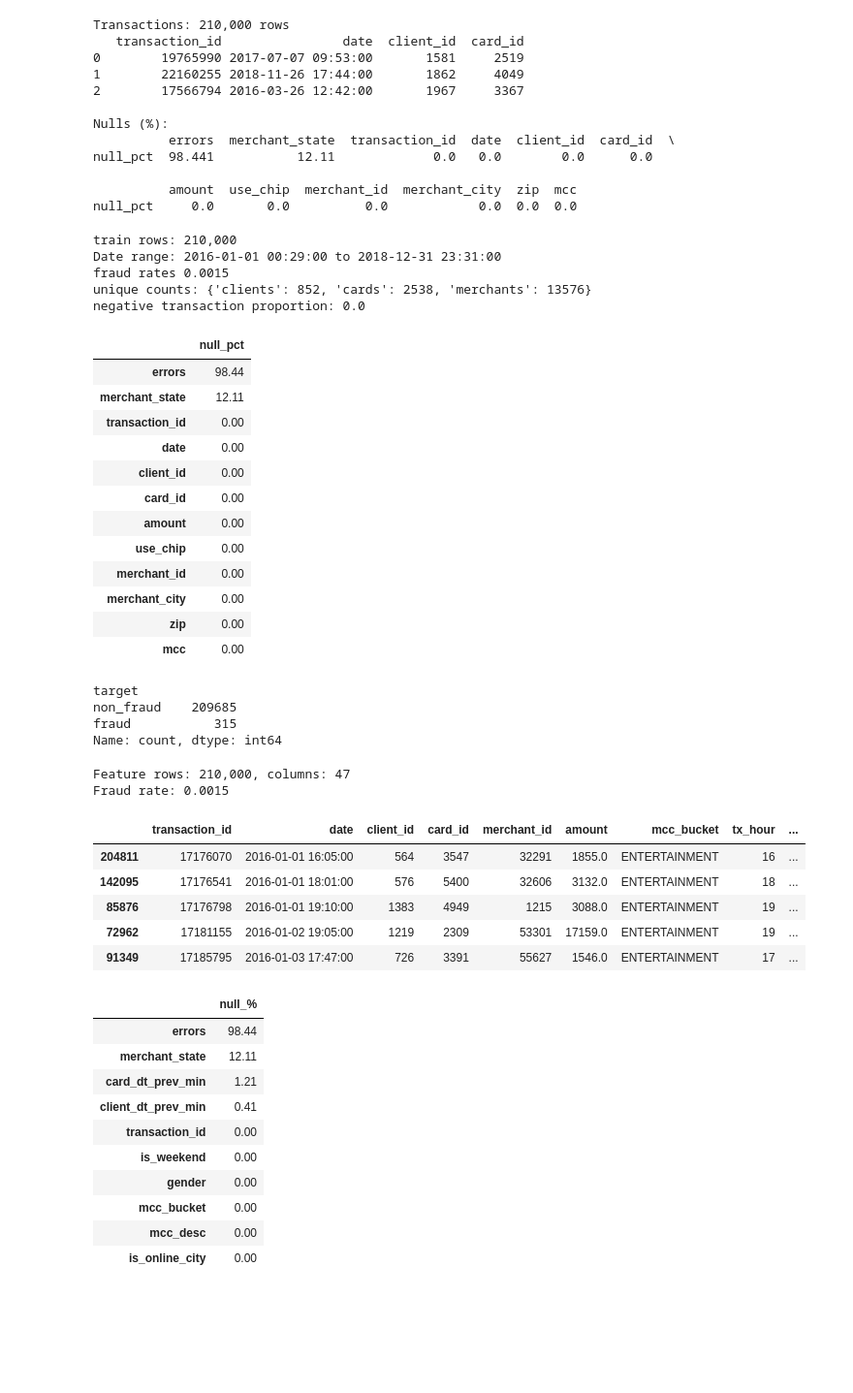
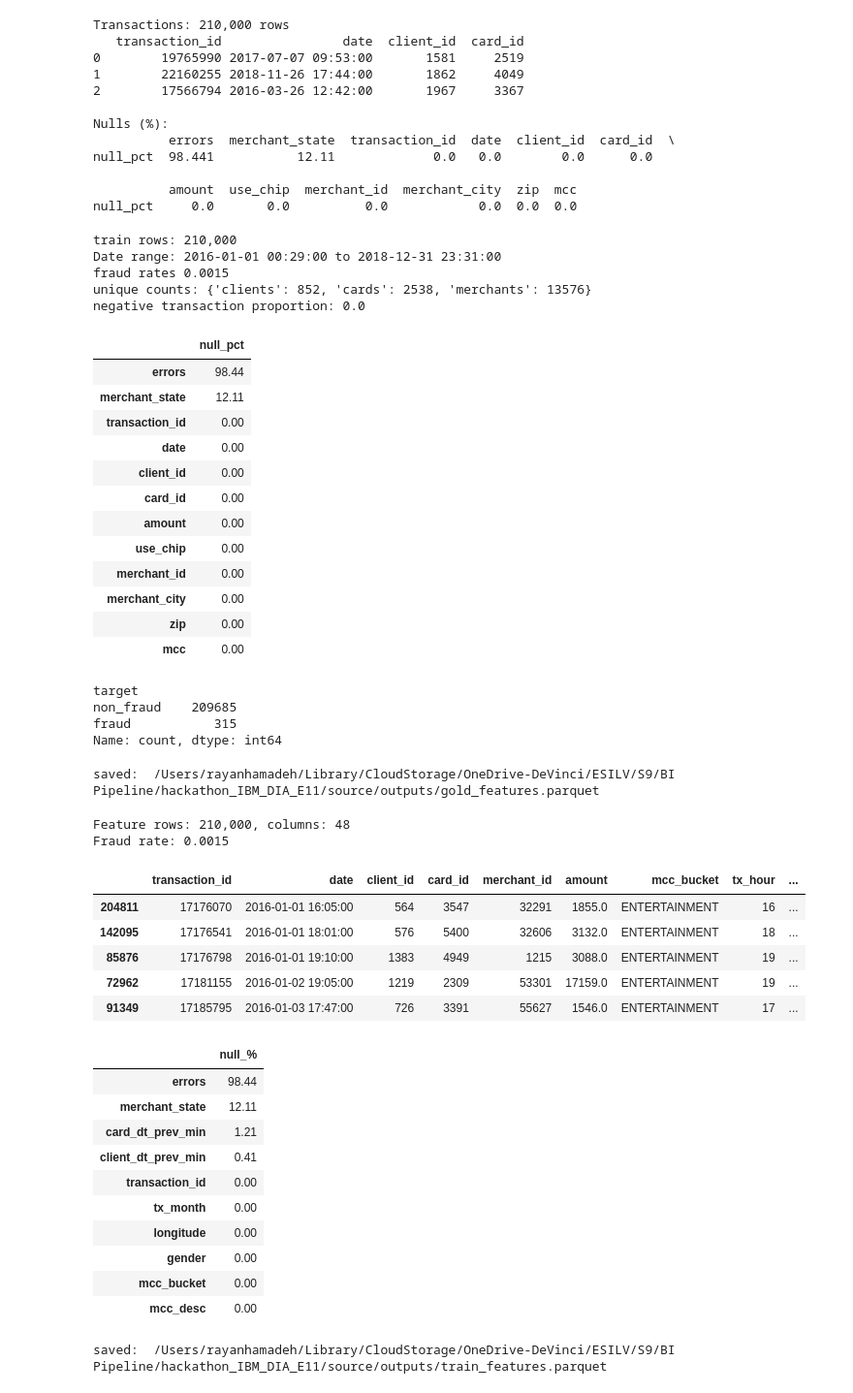
Before and after one commit to RayanHamadeh9/hackathon_IBM_DIA_E11, a Jupyter notebook: source/Finance.ipynb, the cells around one changed output. Shown at 97% size. Cells and saved outputs as stored; diff of their text form; code cells hidden in the pictures; blank space fills up the shorter version.

```diff
--- a/source/Finance.ipynb
+++ b/source/Finance.ipynb
@@ -231,6 +231,10 @@ def audit_train(df: pd.DataFrame):
     display(df['target'].value_counts(dropna=False).rename({0:"non_fraud", 1:"fraud"}))
 
 audit_train(train)
+
+gold_path = MF.OUT_DIR / "gold_features.parquet"
+train.sort_values([S.TIME_COL, S.ID_COL]).to_parquet(gold_path, index=False)
+print("saved: ", gold_path.resolve())
 # %% [output]
 train rows: 210,000
 Date range: 2016-01-01 00:29:00 to 2018-12-31 23:31:00
@@ -254,6 +258,7 @@ target
 non_fraud    209685
 fraud           315
 Name: count, dtype: int64
+saved:  /Users/rayanhamadeh/Library/CloudStorage/OneDrive-DeVinci/ESILV/S9/BI Pipeline/hackathon_IBM_DIA_E11/source/outputs/gold_features.parquet
 # %%
 #FEATURE LAYER
 @dataclass(frozen=True)
@@ -319,7 +324,8 @@ with open(P.DATA_DIR / F3.MCC_FILE) as f:
 
 mcc_map = (pd.DataFrame(list(_mcc.items()), columns=["mcc_str","mcc_desc"])
              .assign(mcc=lambda d: d["mcc_str"].astype("int64"))
-             .drop(columns=["mcc_str"]))
+             #.drop(columns=["mcc_str"])) # no drop here because we need the mcc_str for the mapping
+)
 
 def _mcc_bucket(desc: str) -> str:
     if desc is None: return "OTHER"
@@ -342,7 +348,7 @@ X = (
       .merge(_cards, on=S.CARD_COL, how="left", validate="many_to_one")
       .merge(_users, on=S.USER_COL, how="left", validate="many_to_one")
       .merge(mcc_map[["mcc","mcc_bucket","mcc_desc"]], left_on=S.MCC_COL, right_on="mcc", how="left")
-      .drop(columns=["mcc"])
+      # .drop(columns=["mcc"]) # no drop here because we need the mcc for the mapping
       .copy()
 )
 
@@ -397,39 +403,45 @@ for c in ["use_chip", S.MERCHANT_CITY, S.MERCHANT_STATE,
           "card_brand","card_type","has_chip","card_on_dark_web","gender","mcc_bucket"]:
     if c in X.columns:
         X[c] = X[c].astype("string").str.upper().str.strip()
 
 # Audit + persist
 def audit_features(df: pd.DataFrame) -> None:
     print(f"Feature rows: {len(df):,}, columns: {df.shape[1]}")
     print("Fraud rate:", df["target"].mean())
     cols_preview = [S.ID_COL, S.TIME_COL, S.USER_COL, S.CARD_COL, S.MERCHANT_ID,
                     S.AMOUNT_COL, "mcc_bucket", "tx_hour", "client_txn_count_prev",
                     "merchant_prev_fraud_rate", "amt_over_limit"]
     display(df[cols_preview].head(5))
     na_top = (df.isna().mean()*100).sort_values(ascending=False).round(2).head(10)
     display(na_top.to_frame("null_%"))
 
 audit_features(X)
+
+feat_path = Path("outputs") / "train_features.parquet"
+feat_path.parent.mkdir(parents=True, exist_ok=True)
+X.to_parquet(feat_path, index=False)
+print("saved: ", feat_path.resolve())
 # %% [output]
-Feature rows: 210,000, columns: 47
+Feature rows: 210,000, columns: 48
 Fraud rate: 0.0015
 |  | transaction_id | date | client_id | card_id | merchant_id | amount | mcc_bucket | tx_hour | ... |
 | 204811 | 17176070 | 2016-01-01 16:05:00 | 564 | 3547 | 32291 | 1855.0 | ENTERTAINMENT | 16 | ... |
 | 142095 | 17176541 | 2016-01-01 18:01:00 | 576 | 5400 | 32606 | 3132.0 | ENTERTAINMENT | 18 | ... |
 | 85876 | 17176798 | 2016-01-01 19:10:00 | 1383 | 4949 | 1215 | 3088.0 | ENTERTAINMENT | 19 | ... |
 | 72962 | 17181155 | 2016-01-02 19:05:00 | 1219 | 2309 | 53301 | 17159.0 | ENTERTAINMENT | 19 | ... |
 | 91349 | 17185795 | 2016-01-03 17:47:00 | 726 | 3391 | 55627 | 1546.0 | ENTERTAINMENT | 17 | ... |
 |  | null_% |
 | errors | 98.44 |
 | merchant_state | 12.11 |
 | card_dt_prev_min | 1.21 |
 | client_dt_prev_min | 0.41 |
 | transaction_id | 0.00 |
-| is_weekend | 0.00 |
+| tx_month | 0.00 |
+| longitude | 0.00 |
 | gender | 0.00 |
 | mcc_bucket | 0.00 |
 | mcc_desc | 0.00 |
-| is_online_city | 0.00 |
+saved:  /Users/rayanhamadeh/Library/CloudStorage/OneDrive-DeVinci/ESILV/S9/BI Pipeline/hackathon_IBM_DIA_E11/source/outputs/train_features.parquet
 # %%
 #now what we'll try to do is hold out to the latest slice in time as a validation set
 #inside the training window, use GroupKFold on client_id to respect new client generalization
```
Also changed, not shown: parts of 4 cells of this notebook.
